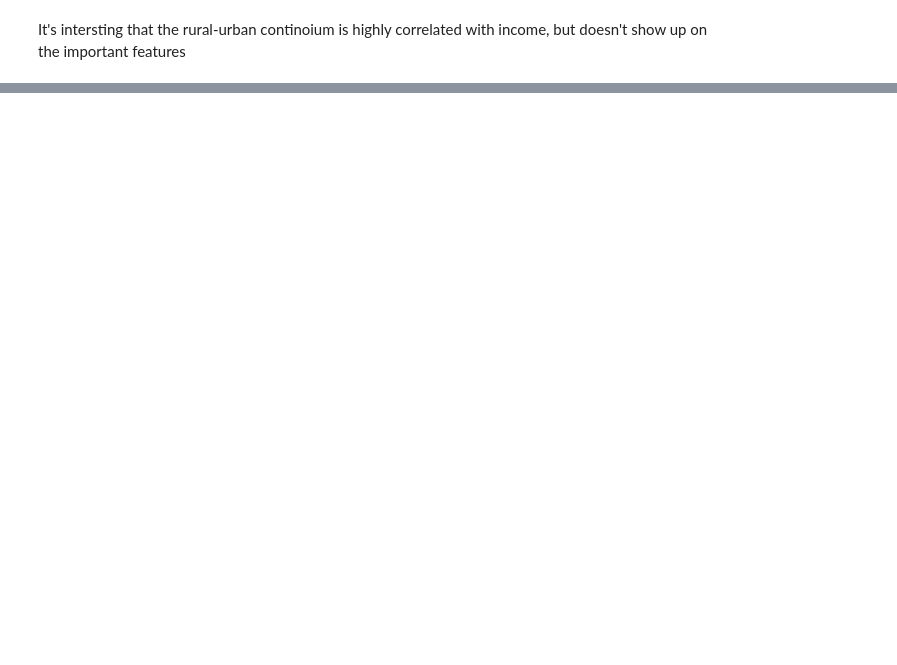
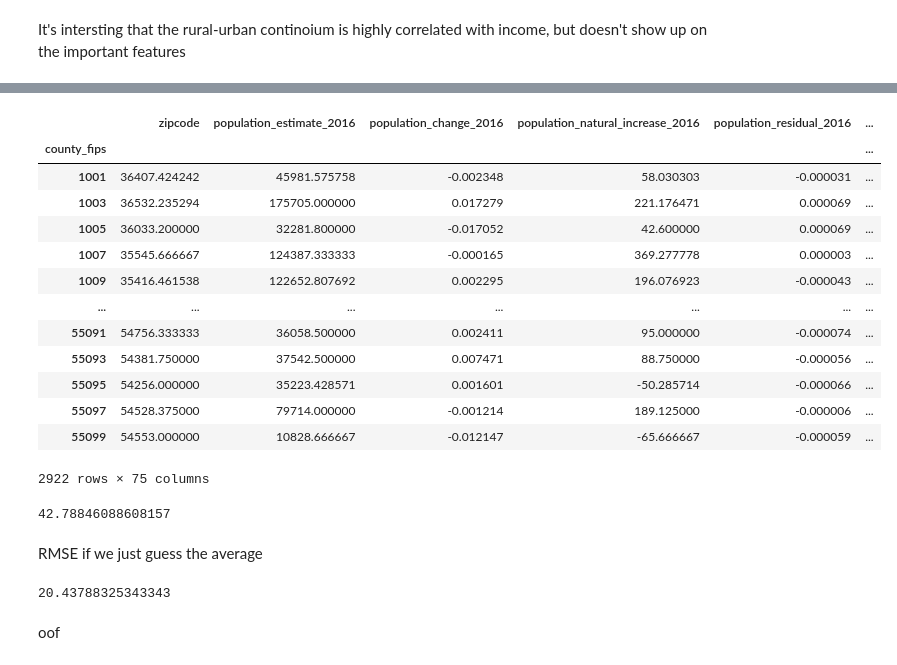
Before and after one commit to AlexBuchko/466Starbucks, a Jupyter notebook: kdd.ipynb, the cells around one changed output, grey strips where cells are left out. Cells and saved outputs as stored; diff of their text form; code cells hidden in the pictures; blank space fills up the shorter version.

```diff
--- a/kdd.ipynb
+++ b/kdd.ipynb
@@ -117,0 +133,3 @@ It's intersting that the rural-urban continoium is highly correlated with income
+# %%
+allJoined = pd.read_csv("allJoined.csv", index_col=0)
+allJoined
@@ -117,0 +150,33 @@ It's intersting that the rural-urban continoium is highly correlated with income
+# %%
+df = pd.merge(allJoined, orig_df[["zipcode", "county_fips"]], how="left", left_on="zipcode", right_on="zipcode")
+fips_t = df.groupby("county_fips")["numStarbucks"].sum()
+fips_X = df.drop(columns=["numStarbucks"]).groupby("county_fips").mean()
+fips_X
+# %% [output]
+|  | zipcode | population_estimate_2016 | population_change_2016 | population_natural_increase_2016 | population_residual_2016 | ... |
+| county_fips |  |  |  |  |  | ... |
+| 1001 | 36407.424242 | 45981.575758 | -0.002348 | 58.030303 | -0.000031 | ... |
+| 1003 | 36532.235294 | 175705.000000 | 0.017279 | 221.176471 | 0.000069 | ... |
+| 1005 | 36033.200000 | 32281.800000 | -0.017052 | 42.600000 | 0.000069 | ... |
+| 1007 | 35545.666667 | 124387.333333 | -0.000165 | 369.277778 | 0.000003 | ... |
+| 1009 | 35416.461538 | 122652.807692 | 0.002295 | 196.076923 | -0.000043 | ... |
+| ... | ... | ... | ... | ... | ... | ... |
+| 55091 | 54756.333333 | 36058.500000 | 0.002411 | 95.000000 | -0.000074 | ... |
+| 55093 | 54381.750000 | 37542.500000 | 0.007471 | 88.750000 | -0.000056 | ... |
+| 55095 | 54256.000000 | 35223.428571 | 0.001601 | -50.285714 | -0.000066 | ... |
+| 55097 | 54528.375000 | 79714.000000 | -0.001214 | 189.125000 | -0.000006 | ... |
+| 55099 | 54553.000000 | 10828.666667 | -0.012147 | -65.666667 | -0.000059 | ... |
+2922 rows × 75 columns
+# %%
+fips_rf_RMSE, fips_rf_importances = helper.sk_random_forest(fips_X, fips_t, 10, 100)
+fips_rf_RMSE
+# %% [output]
+42.78846088608157
+# %% [markdown]
+RMSE if we just guess the average
+# %%
+(fips_t - fips_t.mean()).abs().mean()
+# %% [output]
+20.43788325343343
+# %% [markdown]
+oof
```
Also changed, not shown: parts of 17 cells of this notebook, 3 other files.
